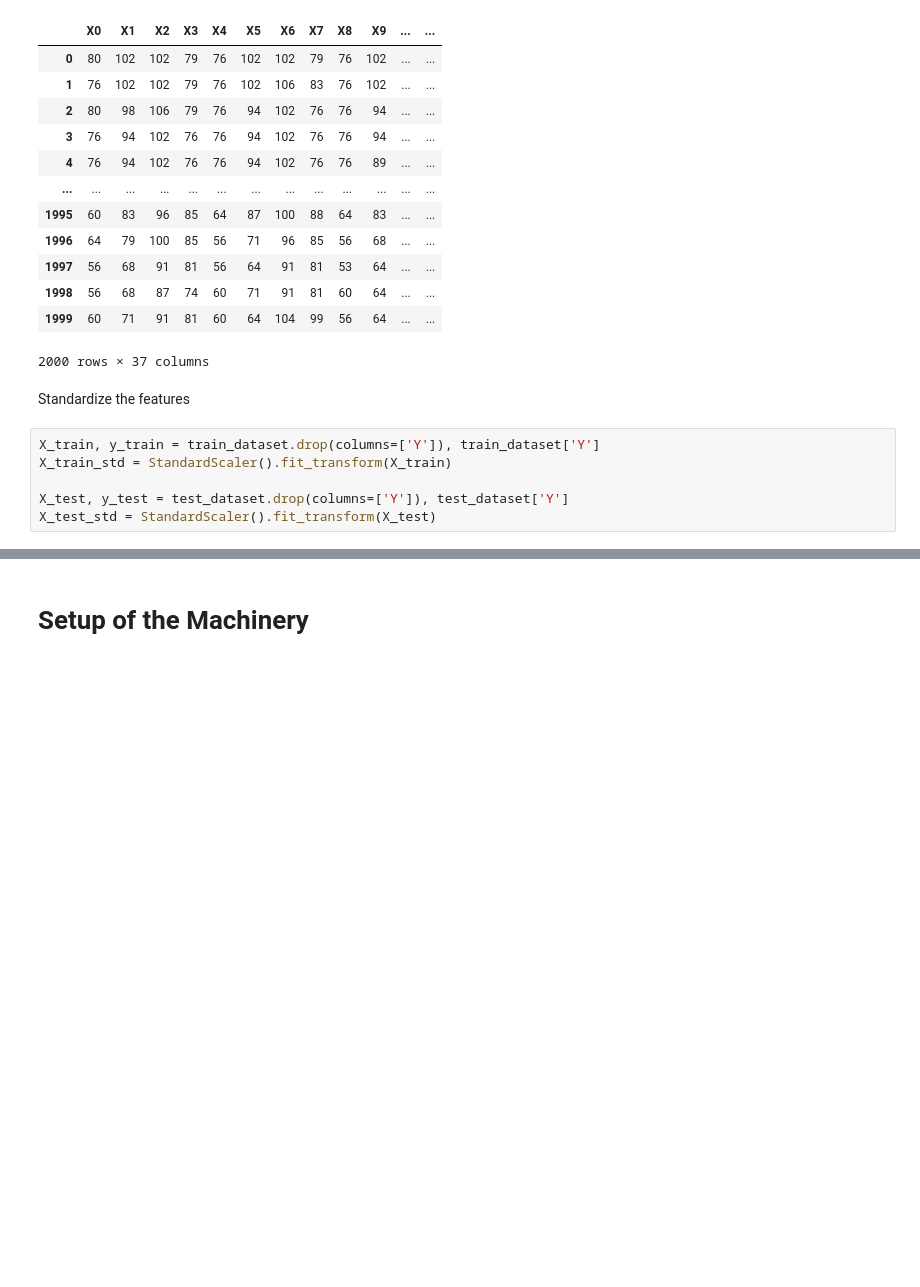
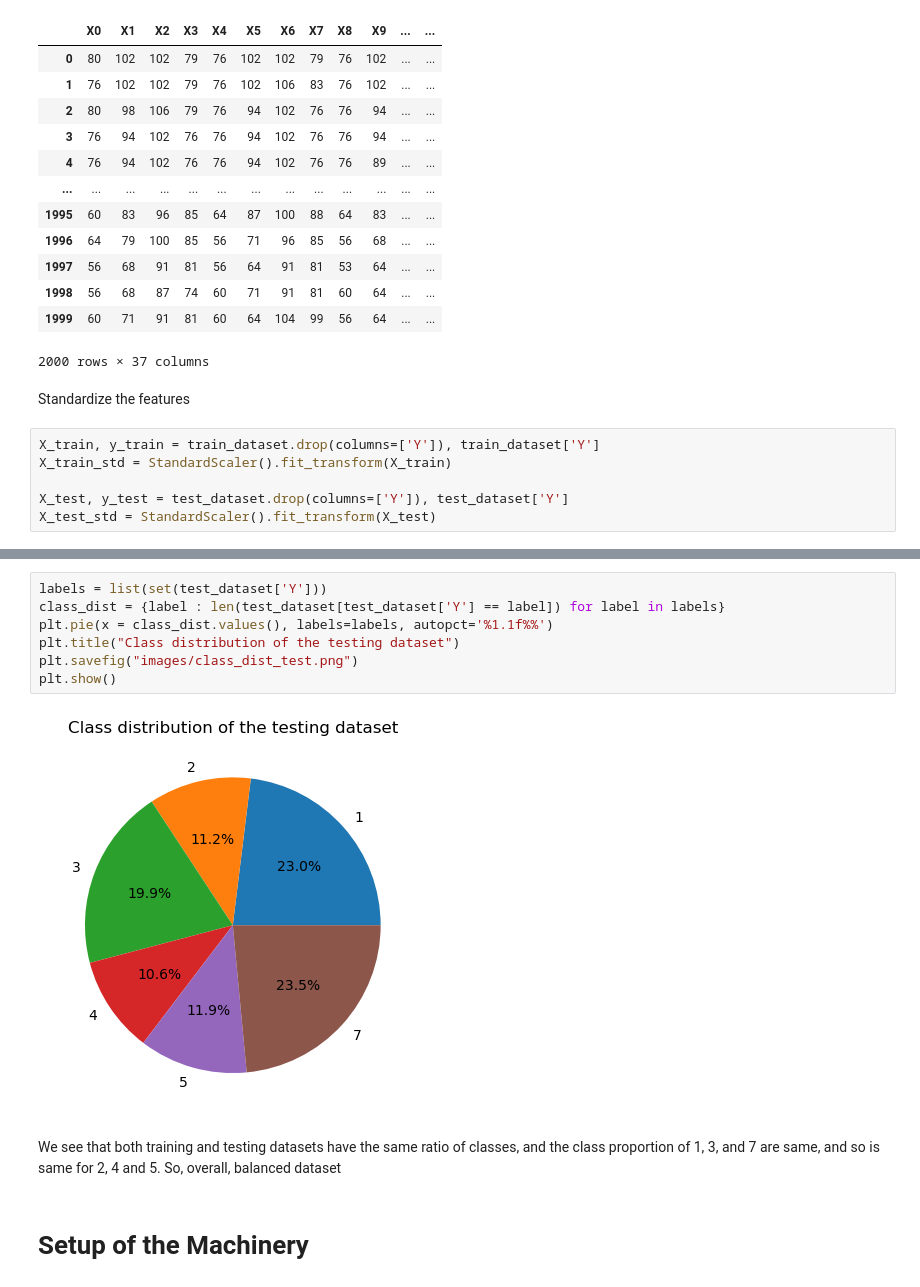
Before and after one commit to PranavRao25/Data-Analytics, a Jupyter notebook: assignment-7/code.ipynb, the cells around one changed output, grey strips where cells are left out. Cells and saved outputs as stored; diff of their text form; blank space fills up the shorter version.

```diff
--- a/assignment-7/code.ipynb
+++ b/assignment-7/code.ipynb
@@ -117,3 +126,14 @@ X_test_std = StandardScaler().fit_transform(X_test)
+# %%
+labels = list(set(test_dataset['Y']))
+class_dist = {label : len(test_dataset[test_dataset['Y'] == label]) for label in labels}
+plt.pie(x = class_dist.values(), labels=labels, autopct='%1.1f%%')
+plt.title("Class distribution of the testing dataset")
+plt.savefig("images/class_dist_test.png")
+plt.show()
+# %% [output]
+[figure, added]
+# %% [markdown]
+We see that both training and testing datasets have the same ratio of classes, and the class proportion of 1, 3, and 7 are same, and so is same for 2, 4 and 5. So, overall, balanced dataset
 # %% [markdown]
 # Setup of the Machinery
 # %%
```
Also changed, not shown: parts of 12 cells of this notebook, 3 other files.
